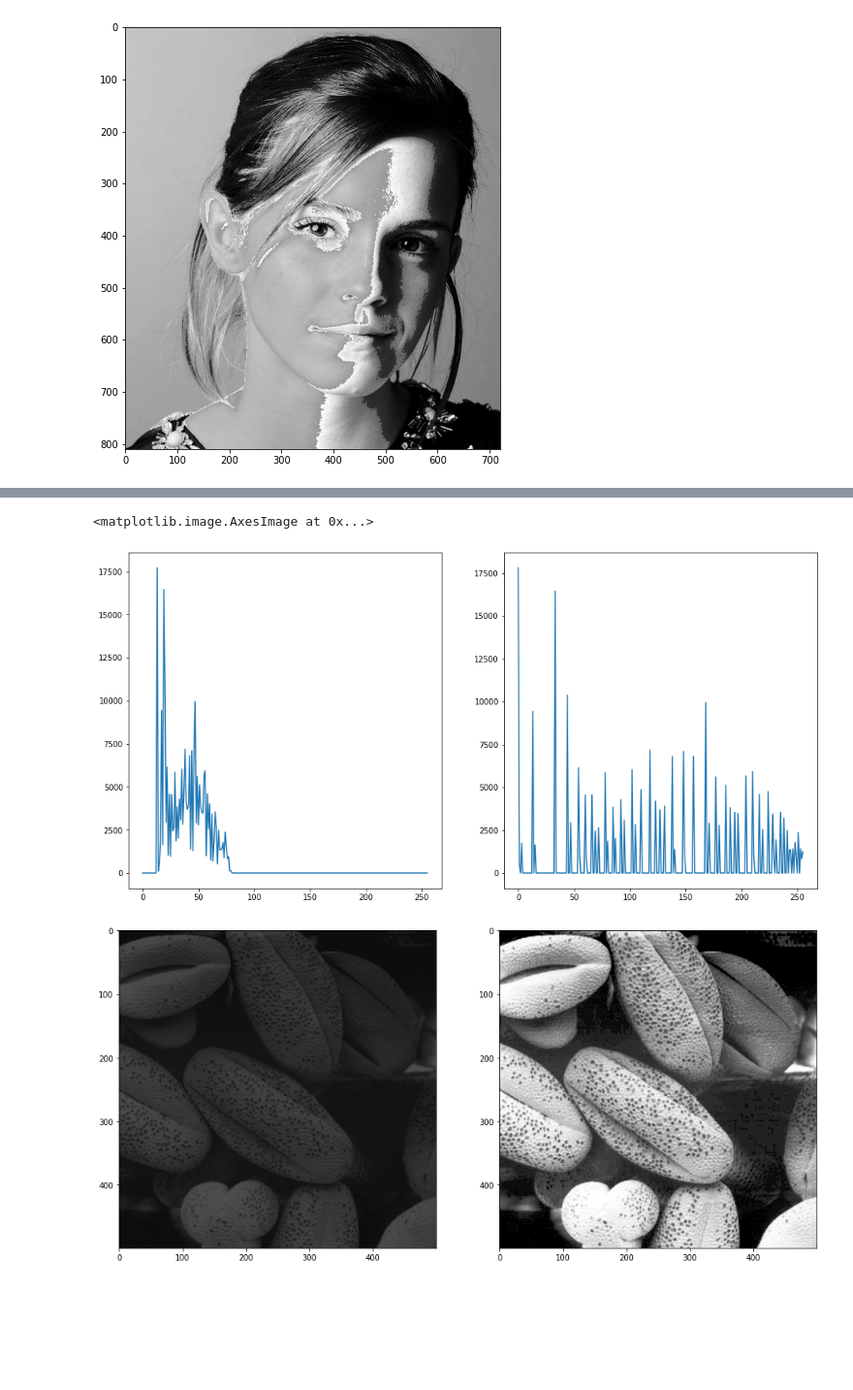
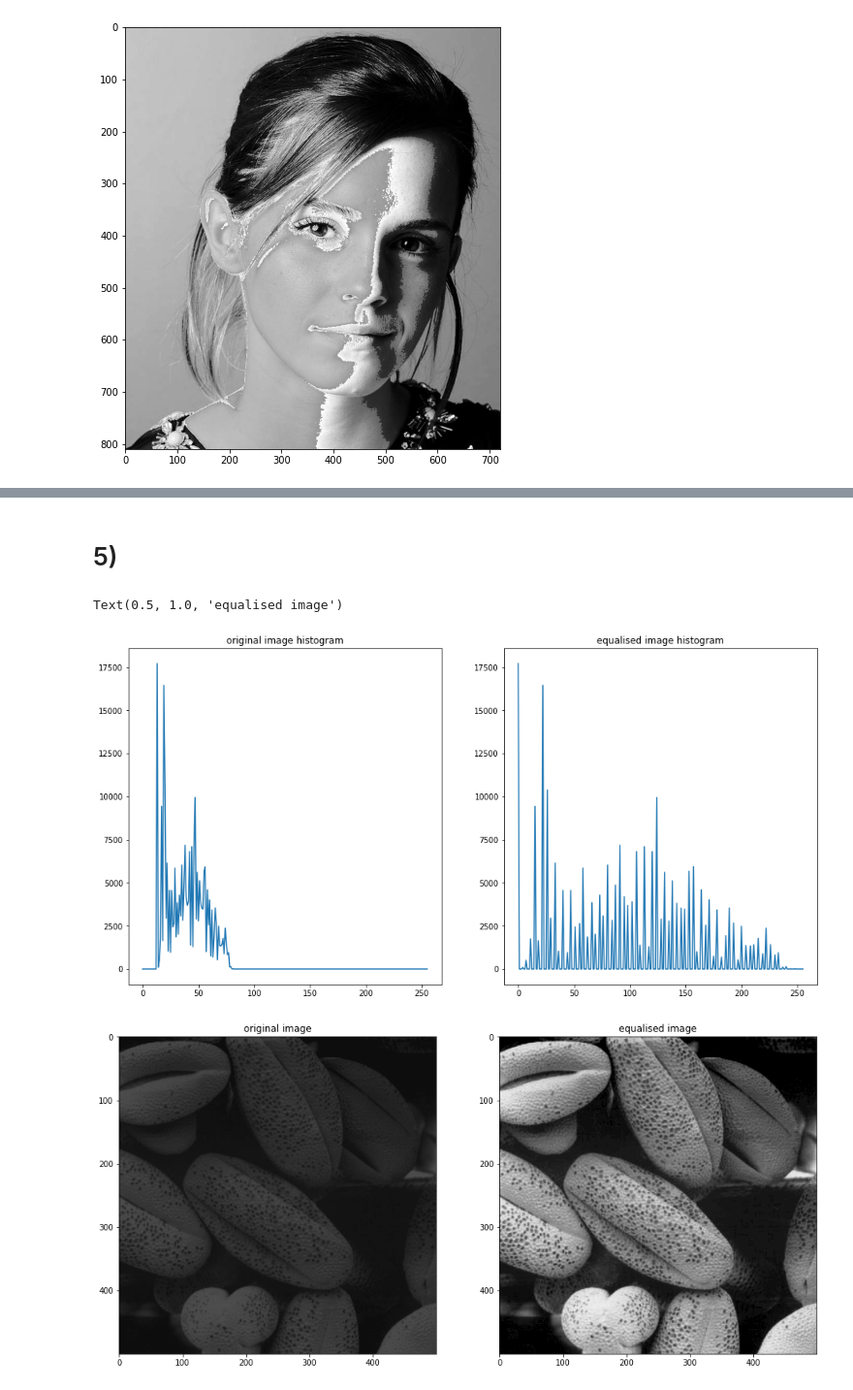
Before and after one commit to Demitha-Hettihewa/Assignment-01, a Jupyter notebook: Ass1_190231R.ipynb, the cells around one changed output, grey strips where cells are left out. Shown at 97% size. Drawn from its saved outputs; the diff is of its cells as text; code cells hidden in the pictures; blank space fills up the shorter version.

```diff
--- a/Ass1_190231R.ipynb
+++ b/Ass1_190231R.ipynb
@@ -79,22 +93,41 @@ ax[1].plot(hist_g)
+# %% [markdown]
+# 5)
 # %%
 import cv2 as cv
 import numpy as np
 import matplotlib.pyplot as plt
 
 im1 = cv.imread(r'shells.png', cv.IMREAD_GRAYSCALE)
 assert im1 is not None
+hist_f = cv. calcHist([im1], [0], None, [256], [0,256])
+for i in range(256):
+    if hist_f[i] != 0:
+        l = i
+        break
+for i in range(255,0,-1):
+    if hist_f[i] != 0:
+        u = i
+        break
 
-hist_f = cv. calcHist([im1], [0], None, [256], [0,256])
-g = cv.equalizeHist(im1)
-hist_g = cv. calcHist([g], [0], None, [256], [0,256])
+hist = np.zeros(256)
+eq = np.zeros(256)
+for i in range(l, u):
+    hist[int(round(255*(i-l)/(u-l)))] = hist_f[i]
+    eq[i] = 255*(i-l)/(u-l)
+im2 = cv.LUT(im1, eq)
+im2 = im2.astype(np.uint8)
+fig, ax = plt.subplots(1,2,figsize = (16,8))
 
-fig, ax = plt.subplots(1,2,figsize = (16,8))
 ax[0].plot(hist_f)
-ax[1].plot(hist_g)
+ax[1].plot(hist)
+ax[0].set_title('original image histogram')
+ax[1].set_title('equalised image histogram')
 fig, ax = plt.subplots(1,2,figsize = (16,8))
 ax[0].imshow(cv.cvtColor(im1, cv.COLOR_BGR2RGB))
-ax[1].imshow(cv.cvtColor(g, cv.COLOR_BGR2RGB))
+ax[1].imshow(cv.cvtColor(im2, cv.COLOR_BGR2RGB))
+ax[0].set_title('original image')
+ax[1].set_title('equalised image')
 # %% [output]
-<matplotlib.image.AxesImage at 0x...>
+Text(0.5, 1.0, 'equalised image')
-[figure, old version]
+[figure, new version]
-[figure, old version]
+[figure, new version]
```
Also changed, not shown: parts of 15 cells of this notebook.
